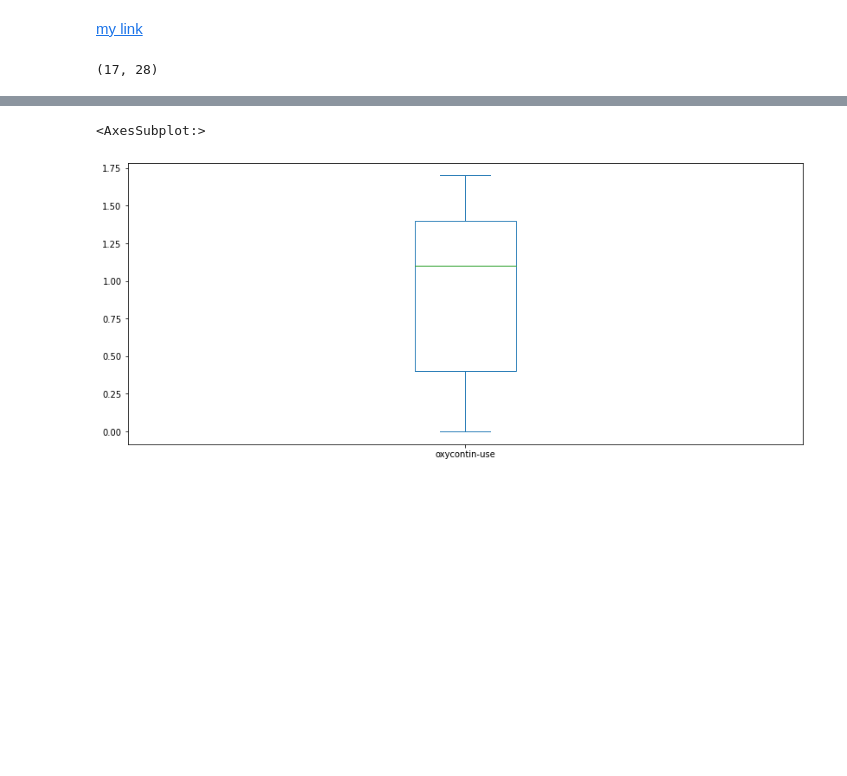
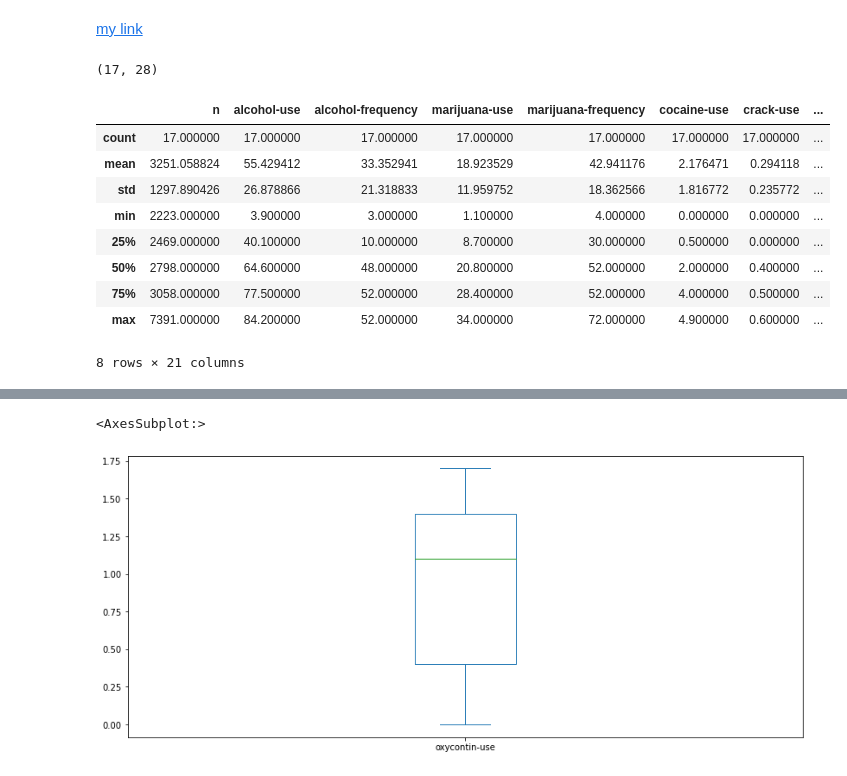
Before and after one commit to Monkeman9592/brandoncruz, a Jupyter notebook: data_druguse/drug use by age.ipynb, the cells around one changed output, grey strips where cells are left out. Saved outputs shown, nothing was run; the diff lists cells and outputs as text; code cells hidden in the pictures; blank space fills up the shorter version.

```diff
--- a/data_druguse/drug use by age.ipynb
+++ b/data_druguse/drug use by age.ipynb
@@ -130,5 +138,16 @@ drug_use.shape
 # %% [output]
 (17, 28)
 # %%
-# drug_use.describe()
+drug_use.describe()
+# %% [output]
+|  | n | alcohol-use | alcohol-frequency | marijuana-use | marijuana-frequency | cocaine-use | crack-use | ... |
+| count | 17.000000 | 17.000000 | 17.000000 | 17.000000 | 17.000000 | 17.000000 | 17.000000 | ... |
+| mean | 3251.058824 | 55.429412 | 33.352941 | 18.923529 | 42.941176 | 2.176471 | 0.294118 | ... |
+| std | 1297.890426 | 26.878866 | 21.318833 | 11.959752 | 18.362566 | 1.816772 | 0.235772 | ... |
+| min | 2223.000000 | 3.900000 | 3.000000 | 1.100000 | 4.000000 | 0.000000 | 0.000000 | ... |
+| 25% | 2469.000000 | 40.100000 | 10.000000 | 8.700000 | 30.000000 | 0.500000 | 0.000000 | ... |
+| 50% | 2798.000000 | 64.600000 | 48.000000 | 20.800000 | 52.000000 | 2.000000 | 0.400000 | ... |
+| 75% | 3058.000000 | 77.500000 | 52.000000 | 28.400000 | 52.000000 | 4.000000 | 0.500000 | ... |
+| max | 7391.000000 | 84.200000 | 52.000000 | 34.000000 | 72.000000 | 4.900000 | 0.600000 | ... |
+8 rows × 21 columns
 # %%
```
Also changed, not shown: parts of 11 cells of this notebook.
